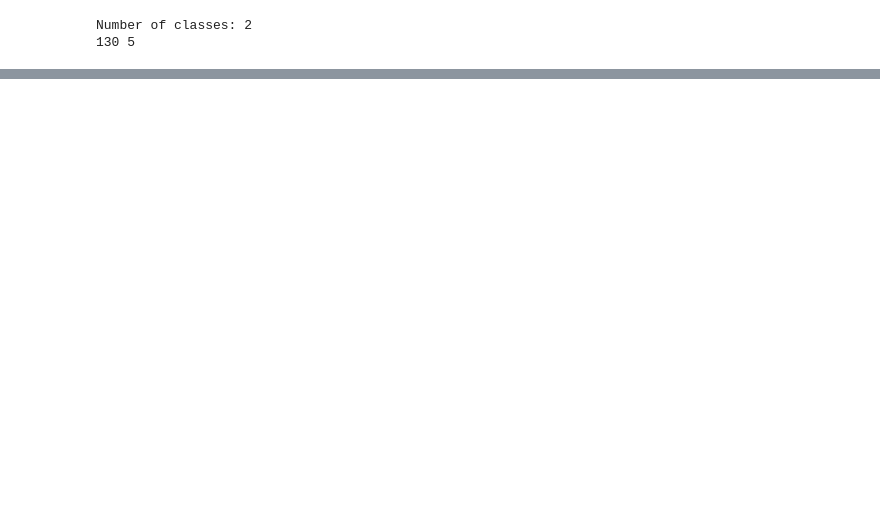
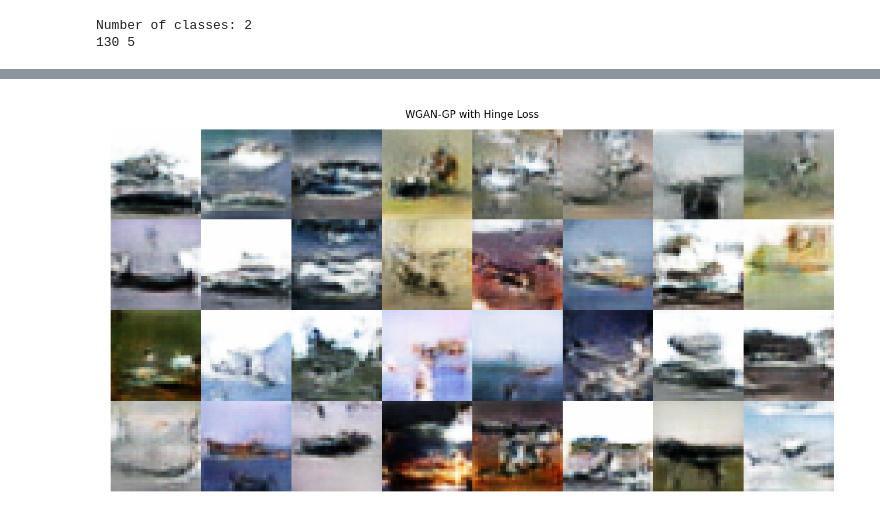
Before and after one commit to MarkBrub/GAN_Fixing, a Jupyter notebook: GAN_Fixing.ipynb, the cells around one changed output, grey strips where cells are left out. Cells and saved outputs as stored; diff of their text form; code cells hidden in the pictures; blank space fills up the shorter version.

```diff
--- a/GAN_Fixing.ipynb
+++ b/GAN_Fixing.ipynb
@@ -654,0 +789,24 @@ plot_grid(grid, 'WGAN-GP with Spectral Normalization')
+# %%
+LOAD_HINGE_LOSS_MODEL = False
+
+if LOAD_HINGE_LOSS_MODEL:
+    # Load discriminator_model_2.h5
+    discriminator.load_weights('discriminator_model_hinge_loss.h5')
+    # Load generator_model_2.h5
+    generator.load_weights('generator_model_hinge_loss.h5')
+
+else:
+    # Takes ~6 seconds per epoch
+    EPOCHS = 500
+
+    for epoch in range(EPOCHS):
+        start = time.time()
+
+        print(f'Epoch {epoch+1}/{EPOCHS}')
+        progbar = Progbar(target=len(train_dataset), width=30, verbose=1, interval=0.05)
+
+        for batch_idx, (image_batch, label_batch) in enumerate(train_dataset):
+            train_step_hinge_loss(image_batch, label_batch)
+            progbar.update(batch_idx + 1)
+
+        print('Time for epoch {} is {:.2f} sec'.format(epoch + 1, time.time() - start))
@@ -654,0 +831,18 @@ plot_grid(grid, 'WGAN-GP with Spectral Normalization')
+# %%
+# display a grid of generated images
+
+# Generate images
+random_noise = tf.random.normal([num_examples_to_generate, latent_dim])
+random_labels = tf.random.uniform(shape=(num_examples_to_generate, 1), minval=0, maxval=num_classes, dtype=tf.int32)
+
+# reduce the variance of the noise
+# random_noise = random_noise * 0.5
+
+generated_images = generator([random_noise, random_labels], training=False)
+
+# use make_grid to display the images
+grid = make_grid(generated_images.numpy())
+
+plot_grid(grid, 'WGAN-GP with Hinge Loss')
+# %% [output]
+[figure, added]
```
Also changed, not shown: parts of 27 cells of this notebook, 6 other files.
